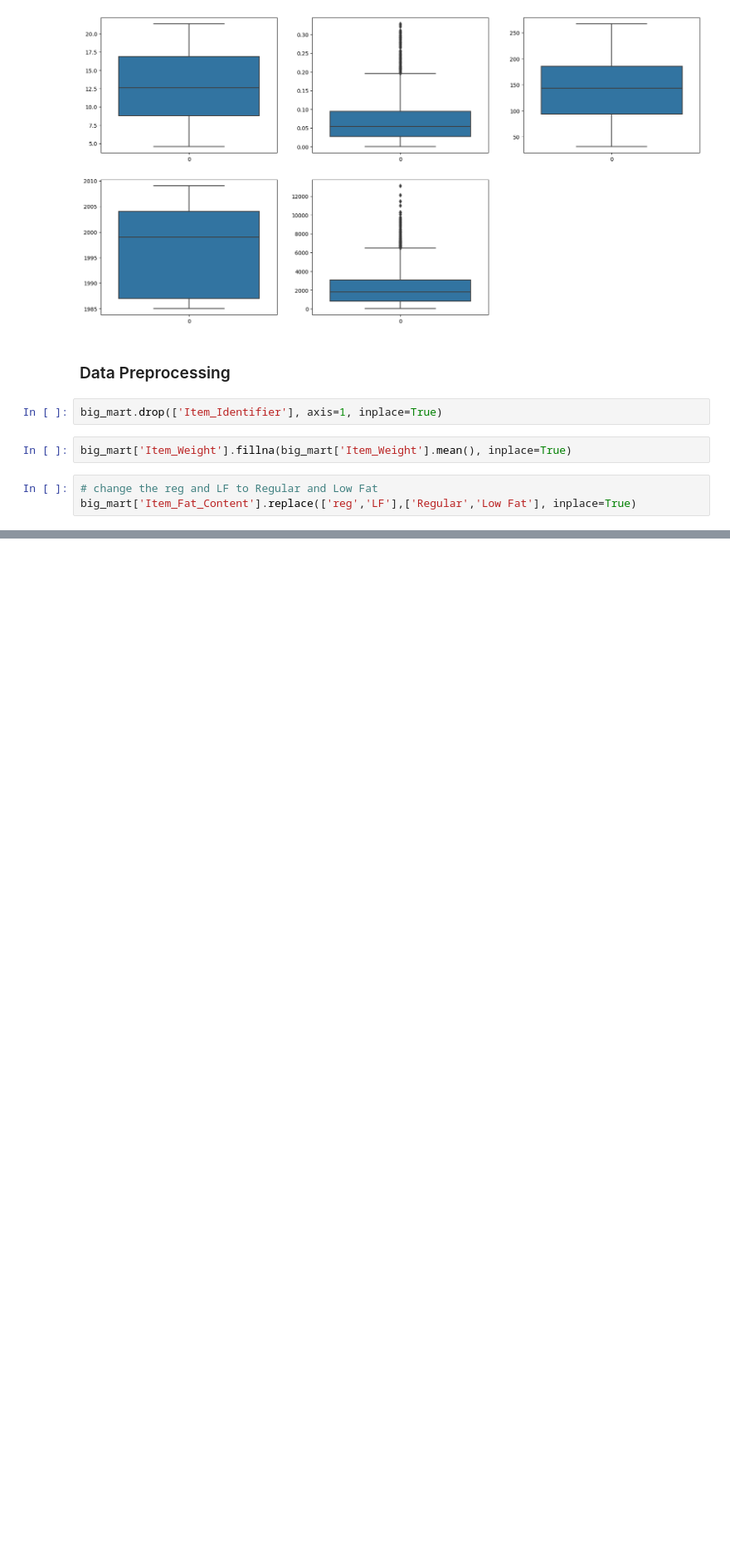
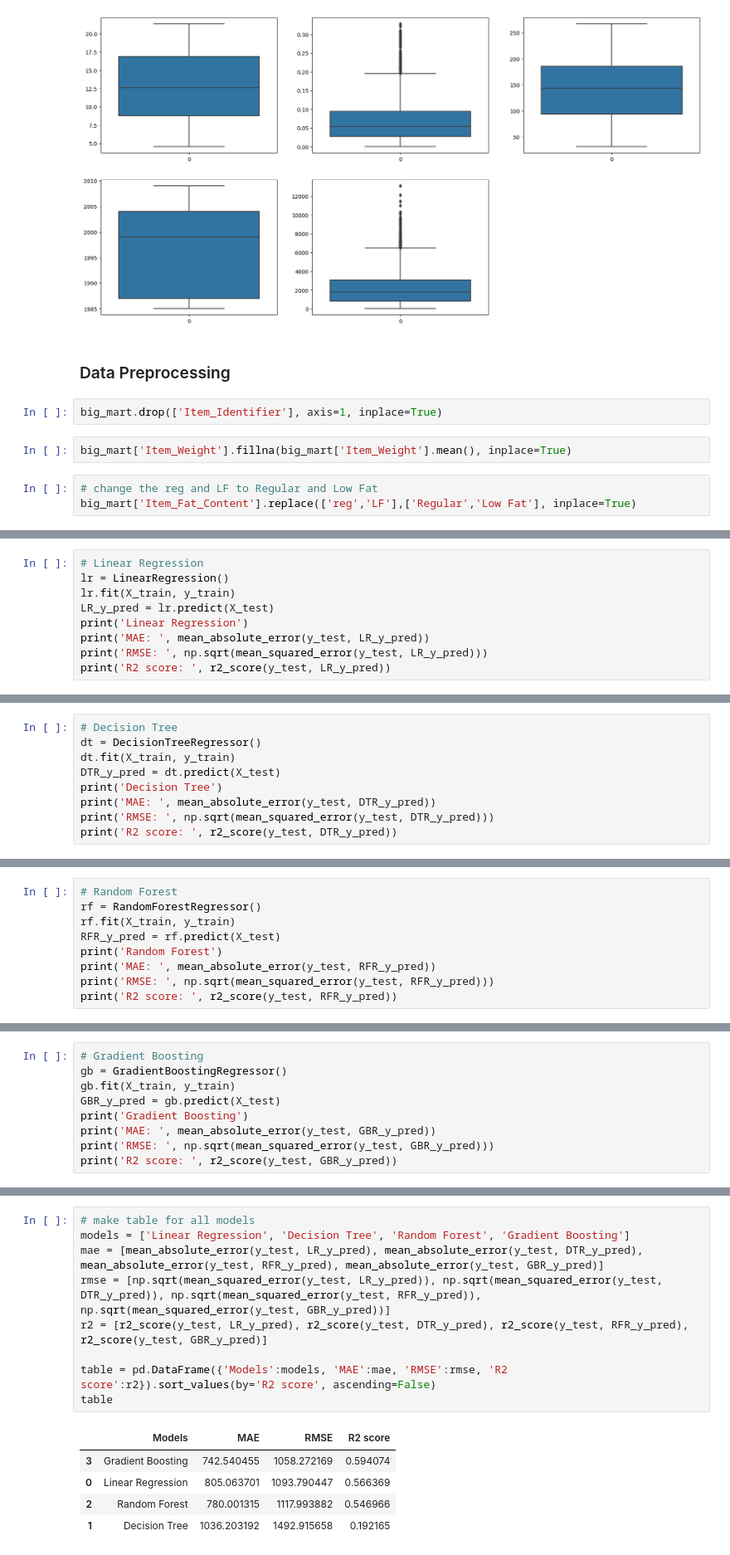
Before and after one commit to ziadasal/BigMart-Sales-Prediction, a Jupyter notebook: BigMart_sales_prediction.ipynb, the cells around one changed output, grey strips where cells are left out. Shown at 83% size. Saved outputs shown, nothing was run; the diff lists cells and outputs as text; blank space fills up the shorter version.

```diff
--- a/BigMart_sales_prediction.ipynb
+++ b/BigMart_sales_prediction.ipynb
@@ -164,0 +255,9 @@ big_mart['Item_Fat_Content'].replace(['reg','LF'],['Regular','Low Fat'], inplace
+# %%
+# Linear Regression
+lr = LinearRegression()
+lr.fit(X_train, y_train)
+LR_y_pred = lr.predict(X_test)
+print('Linear Regression')
+print('MAE: ', mean_absolute_error(y_test, LR_y_pred))
+print('RMSE: ', np.sqrt(mean_squared_error(y_test, LR_y_pred)))
+print('R2 score: ', r2_score(y_test, LR_y_pred))
@@ -164,0 +269,9 @@ big_mart['Item_Fat_Content'].replace(['reg','LF'],['Regular','Low Fat'], inplace
+# %%
+# Decision Tree
+dt = DecisionTreeRegressor()
+dt.fit(X_train, y_train)
+DTR_y_pred = dt.predict(X_test)
+print('Decision Tree')
+print('MAE: ', mean_absolute_error(y_test, DTR_y_pred))
+print('RMSE: ', np.sqrt(mean_squared_error(y_test, DTR_y_pred)))
+print('R2 score: ', r2_score(y_test, DTR_y_pred))
@@ -164,0 +283,9 @@ big_mart['Item_Fat_Content'].replace(['reg','LF'],['Regular','Low Fat'], inplace
+# %%
+# Random Forest
+rf = RandomForestRegressor()
+rf.fit(X_train, y_train)
+RFR_y_pred = rf.predict(X_test)
+print('Random Forest')
+print('MAE: ', mean_absolute_error(y_test, RFR_y_pred))
+print('RMSE: ', np.sqrt(mean_squared_error(y_test, RFR_y_pred)))
+print('R2 score: ', r2_score(y_test, RFR_y_pred))
@@ -164,0 +297,9 @@ big_mart['Item_Fat_Content'].replace(['reg','LF'],['Regular','Low Fat'], inplace
+# %%
+# Gradient Boosting
+gb = GradientBoostingRegressor()
+gb.fit(X_train, y_train)
+GBR_y_pred = gb.predict(X_test)
+print('Gradient Boosting')
+print('MAE: ', mean_absolute_error(y_test, GBR_y_pred))
+print('RMSE: ', np.sqrt(mean_squared_error(y_test, GBR_y_pred)))
+print('R2 score: ', r2_score(y_test, GBR_y_pred))
@@ -164,0 +311,15 @@ big_mart['Item_Fat_Content'].replace(['reg','LF'],['Regular','Low Fat'], inplace
+# %%
+# make table for all models
+models = ['Linear Regression', 'Decision Tree', 'Random Forest', 'Gradient Boosting']
+mae = [mean_absolute_error(y_test, LR_y_pred), mean_absolute_error(y_test, DTR_y_pred), mean_absolute_error(y_test, RFR_y_pred), mean_absolute_error(y_test, GBR_y_pred)]
+rmse = [np.sqrt(mean_squared_error(y_test, LR_y_pred)), np.sqrt(mean_squared_error(y_test, DTR_y_pred)), np.sqrt(mean_squared_error(y_test, RFR_y_pred)), np.sqrt(mean_squared_error(y_test, GBR_y_pred))]
+r2 = [r2_score(y_test, LR_y_pred), r2_score(y_test, DTR_y_pred), r2_score(y_test, RFR_y_pred), r2_score(y_test, GBR_y_pred)]
+
+table = pd.DataFrame({'Models':models, 'MAE':mae, 'RMSE':rmse, 'R2 score':r2}).sort_values(by='R2 score', ascending=False)
+table
+# %% [output]
+|  | Models | MAE | RMSE | R2 score |
+| 3 | Gradient Boosting | 742.540455 | 1058.272169 | 0.594074 |
+| 0 | Linear Regression | 805.063701 | 1093.790447 | 0.566369 |
+| 2 | Random Forest | 780.001315 | 1117.993882 | 0.546966 |
+| 1 | Decision Tree | 1036.203192 | 1492.915658 | 0.192165 |
```
Also changed, not shown: parts of 16 cells of this notebook, 1 other file.
